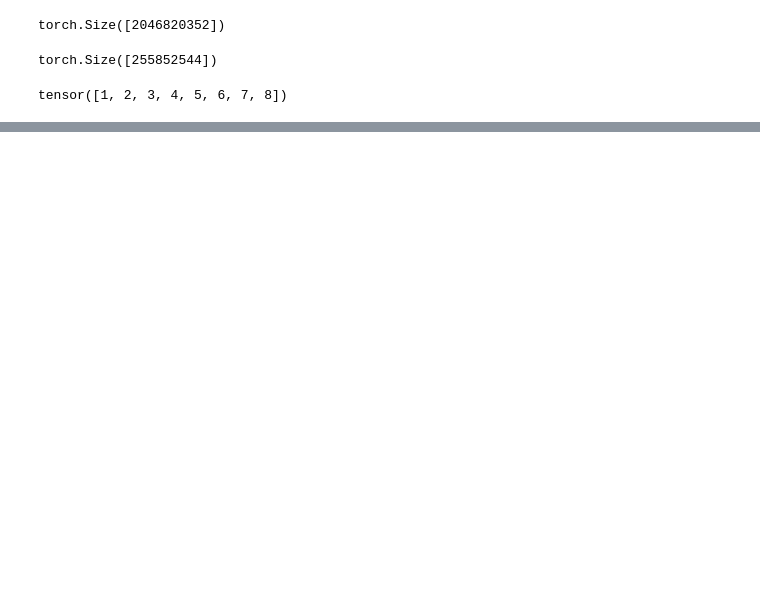
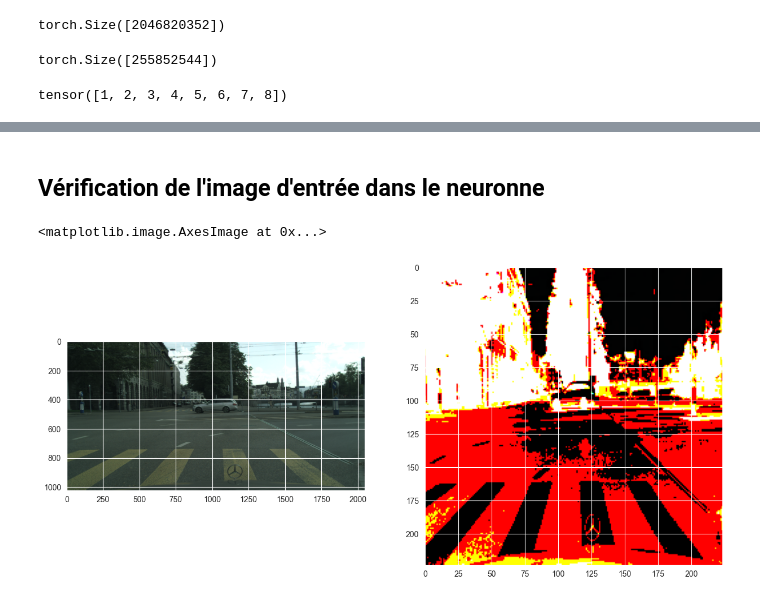
Before and after one commit to Wonters/future_vision_transport, a Jupyter notebook: analyse.ipynb, the cells around one changed output, grey strips where cells are left out. Cells and saved outputs as stored; diff of their text form; code cells hidden in the pictures; blank space fills up the shorter version.

```diff
--- a/analyse.ipynb
+++ b/analyse.ipynb
@@ -120,0 +158,14 @@ tensor([0.0659, 0.0129, 0.0237, 0.2786, 0.0323, 0.1364, 0.3848, 0.0655])
+# %% [markdown]
+## Vérification de l'image d'entrée dans le neuronne
+# %%
+from src.dataset import DatasetVGG16
+import matplotlib.pyplot as plt
+img = Image.open("zurich/annotat/zurich_000000_000019_leftImg8bit.png")
+img_transformed = DatasetVGG16.transform_rgb(img)
+img_transformed = img_transformed.permute(1,2,0).numpy().astype(np.uint8)
+figure, axes = plt.subplots(1, 2, figsize=(15, 15))
+axes[0].imshow(Image.fromarray(np.array(img)))
+axes[1].imshow(Image.fromarray(img_transformed))
+# %% [output]
+<matplotlib.image.AxesImage at 0x...>
+[figure, added]
```
Also changed, not shown: parts of 19 cells of this notebook, 7 other files.
